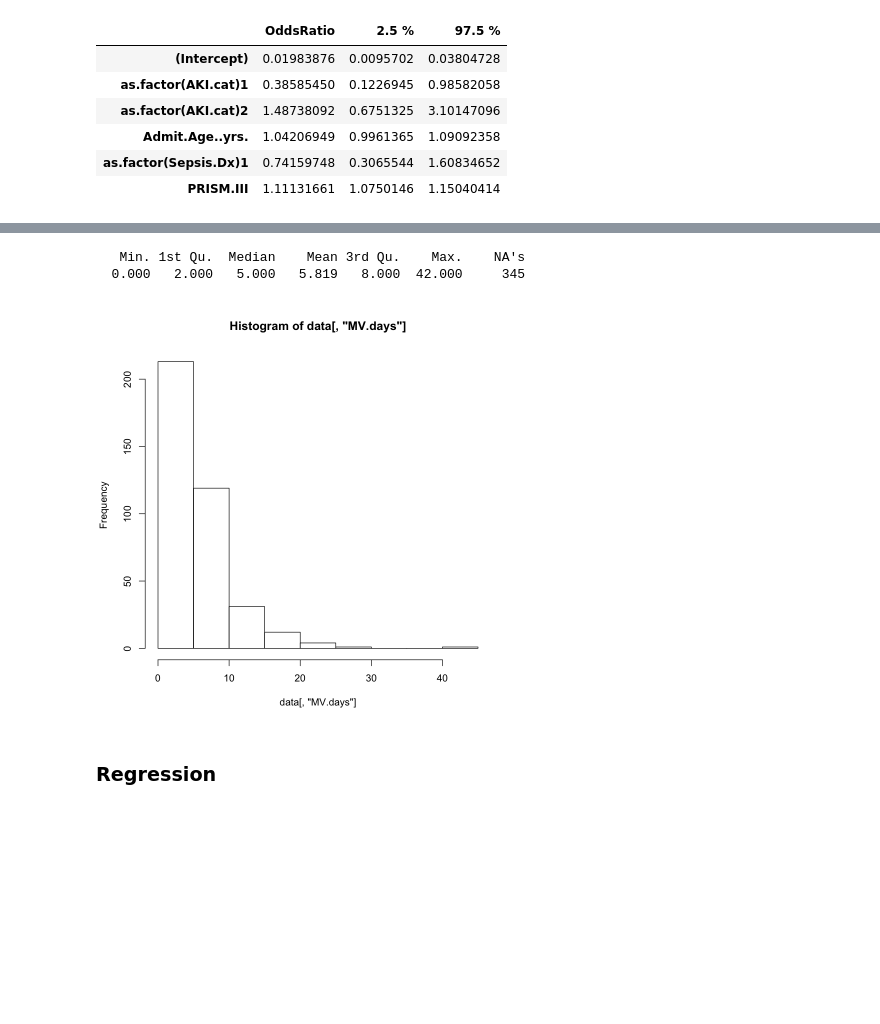
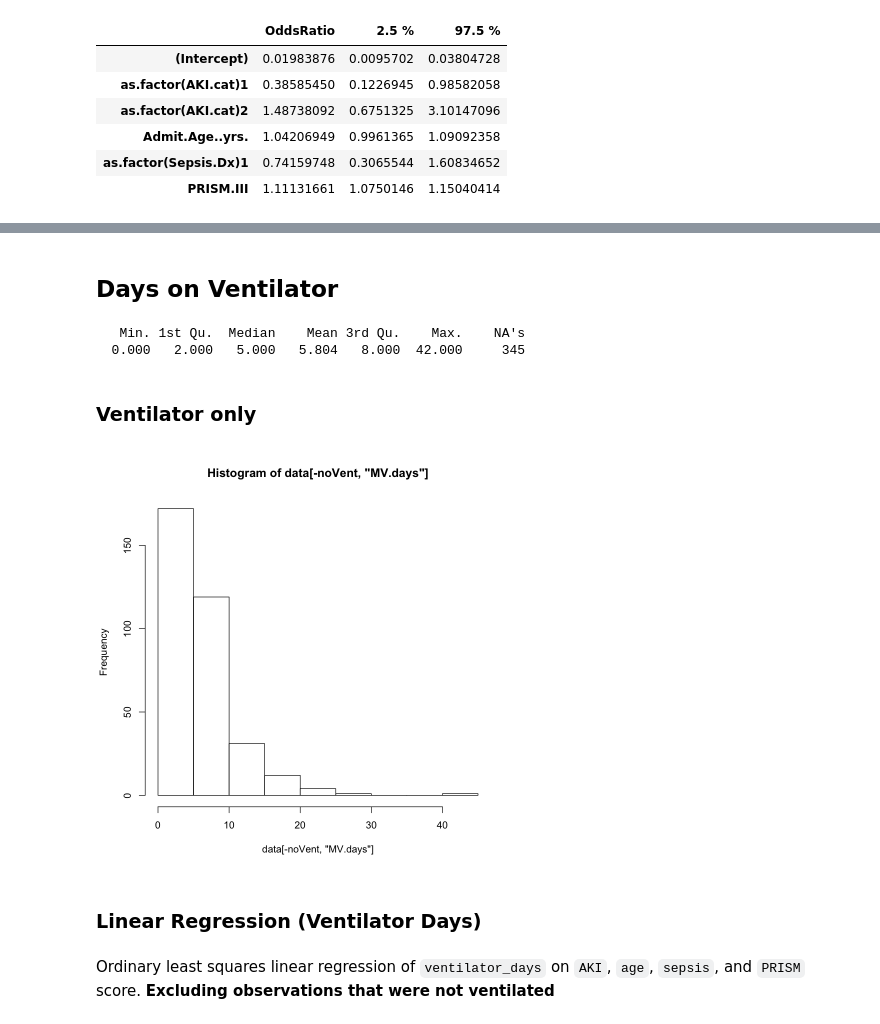
Before and after one commit to optimalbrew/AKI, a Jupyter notebook: AKI Mort and Vent.ipynb, the cells around one changed output, grey strips where cells are left out. Drawn from its saved outputs; the diff is of its cells as text; code cells hidden in the pictures; blank space fills up the shorter version.

Commit message:
ventilator only regression

```diff
--- a/AKI Mort and Vent.ipynb
+++ b/AKI Mort and Vent.ipynb
@@ -52,14 +51,21 @@ Ordinary least squares linear regression of `ventilator_days` on the same set of
+# %% [markdown]
+## Days on Ventilator
 # %%
-data <- data[-243,] # remove row with bad entry (52,093) for ventilator days
+data[243,"MV.days"] =0 # fix data entry typo for obs 243 (52,093 ventilator days)
 # %%
 summary(data[,"MV.days"])
 # %% [output]
    Min. 1st Qu.  Median    Mean 3rd Qu.    Max.    NA's
-  0.000   2.000   5.000   5.819   8.000  42.000     345
+  0.000   2.000   5.000   5.804   8.000  42.000     345
-# %%
-hist(data[,"MV.days"])
-# %% [output]
-[figure, removed]
+# %% [markdown]
+### Ventilator only
+# %%
+noVent <- which(data[,"MV.days"]==0) #not ventilated
+hist(data[-noVent,"MV.days"]) # exclude those who were not ventilated
+# %% [output]
+[figure, added]
 # %% [markdown]
-### Regression
+### Linear Regression (Ventilator Days)
+# %% [markdown]
+Ordinary least squares linear regression of `ventilator_days` on `AKI`, `age`, `sepsis`, and `PRISM` score. **Excluding observations that were not ventilated**
 # %%
```
Also changed, not shown: parts of 4 cells of this notebook.
